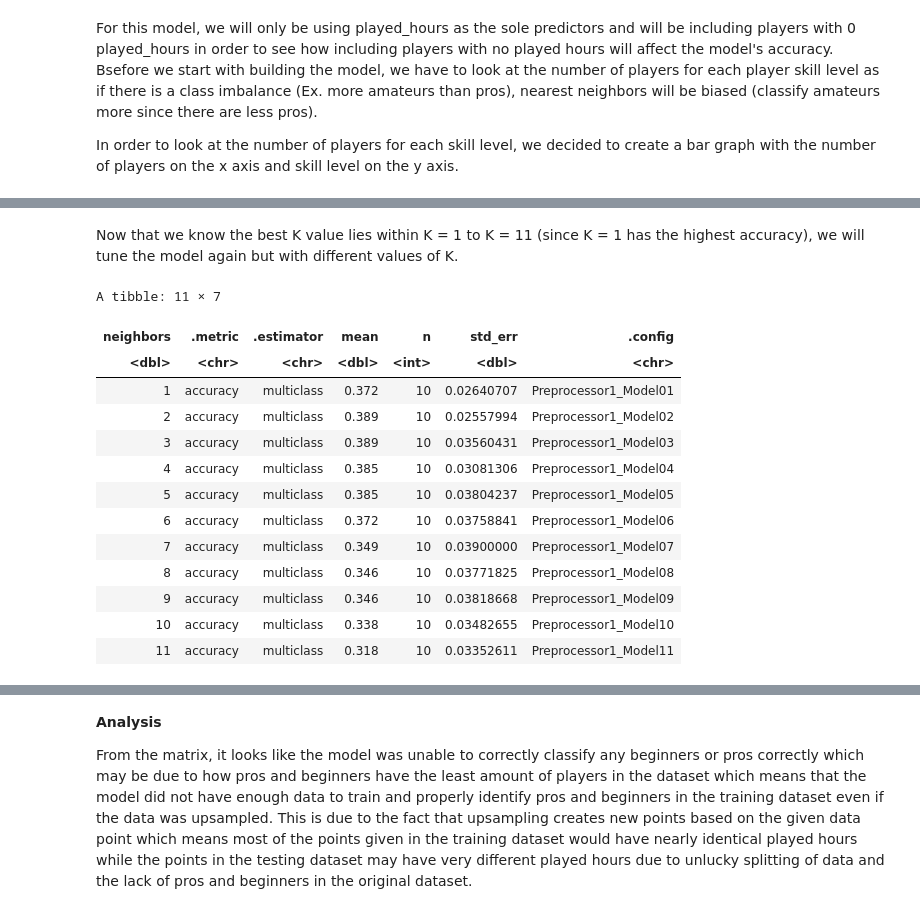
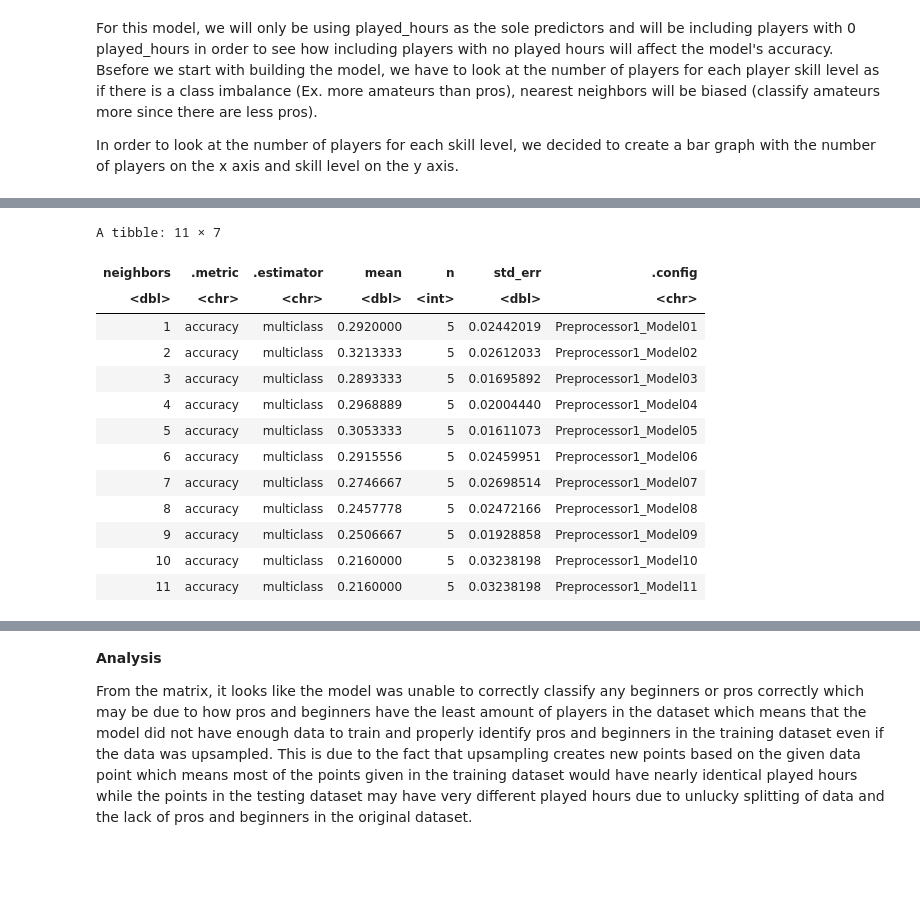
Before and after one commit to H-Isabelle/dsci100-group-project, a Jupyter notebook: s.ipynb, the cells around one changed output, grey strips where cells are left out. Cells and saved outputs as stored; diff of their text form; code cells hidden in the pictures; blank space fills up the shorter version.

```diff
--- a/s.ipynb
+++ b/s.ipynb
@@ -129,28 +58,34 @@ A tibble: 10 × 7
-# %% [markdown]
-Now that we know the best K value lies within K = 1 to K = 11 (since K = 1 has the highest accuracy), we will tune the model again but with different values of K.
 # %%
-set.seed(1)
+set.seed(3456)
+hours0_vfold <- vfold_cv(hours0_train, v = 5, strata = experience)
+
+hours0_recipe <- recipe(experience ~ played_hours, data = hours0_train)
+
+hours0_tune <- nearest_neighbor(weight_func = "rectangular", neighbors = tune()) |>
+set_engine("kknn") |>
+set_mode("classification")
+
 k_vals <- tibble(neighbors = seq(from = 1, to = 11, by = 1))
 
 hours0_results <- workflow() |>
   add_recipe(hours0_recipe) |>
   add_model(hours0_tune) |>
   tune_grid(resamples = hours0_vfold, grid = k_vals) |>
   collect_metrics() |>
   filter(.metric == "accuracy")
 hours0_results
 # %% [output]
 A tibble: 11 × 7
 | neighbors | .metric | .estimator | mean | n | std_err | .config |
 | <dbl> | <chr> | <chr> | <dbl> | <int> | <dbl> | <chr> |
-| 1 | accuracy | multiclass | 0.372 | 10 | 0.02640707 | Preprocessor1_Model01 |
-| 2 | accuracy | multiclass | 0.389 | 10 | 0.02557994 | Preprocessor1_Model02 |
-| 3 | accuracy | multiclass | 0.389 | 10 | 0.03560431 | Preprocessor1_Model03 |
-| 4 | accuracy | multiclass | 0.385 | 10 | 0.03081306 | Preprocessor1_Model04 |
-| 5 | accuracy | multiclass | 0.385 | 10 | 0.03804237 | Preprocessor1_Model05 |
-| 6 | accuracy | multiclass | 0.372 | 10 | 0.03758841 | Preprocessor1_Model06 |
-| 7 | accuracy | multiclass | 0.349 | 10 | 0.03900000 | Preprocessor1_Model07 |
-| 8 | accuracy | multiclass | 0.346 | 10 | 0.03771825 | Preprocessor1_Model08 |
-| 9 | accuracy | multiclass | 0.346 | 10 | 0.03818668 | Preprocessor1_Model09 |
-| 10 | accuracy | multiclass | 0.338 | 10 | 0.03482655 | Preprocessor1_Model10 |
-| 11 | accuracy | multiclass | 0.318 | 10 | 0.03352611 | Preprocessor1_Model11 |
+| 1 | accuracy | multiclass | 0.2920000 | 5 | 0.02442019 | Preprocessor1_Model01 |
+| 2 | accuracy | multiclass | 0.3213333 | 5 | 0.02612033 | Preprocessor1_Model02 |
+| 3 | accuracy | multiclass | 0.2893333 | 5 | 0.01695892 | Preprocessor1_Model03 |
+| 4 | accuracy | multiclass | 0.2968889 | 5 | 0.02004440 | Preprocessor1_Model04 |
+| 5 | accuracy | multiclass | 0.3053333 | 5 | 0.01611073 | Preprocessor1_Model05 |
+| 6 | accuracy | multiclass | 0.2915556 | 5 | 0.02459951 | Preprocessor1_Model06 |
+| 7 | accuracy | multiclass | 0.2746667 | 5 | 0.02698514 | Preprocessor1_Model07 |
+| 8 | accuracy | multiclass | 0.2457778 | 5 | 0.02472166 | Preprocessor1_Model08 |
+| 9 | accuracy | multiclass | 0.2506667 | 5 | 0.01928858 | Preprocessor1_Model09 |
+| 10 | accuracy | multiclass | 0.2160000 | 5 | 0.03238198 | Preprocessor1_Model10 |
+| 11 | accuracy | multiclass | 0.2160000 | 5 | 0.03238198 | Preprocessor1_Model11 |
```
Also changed, not shown: parts of 8 cells of this notebook.
